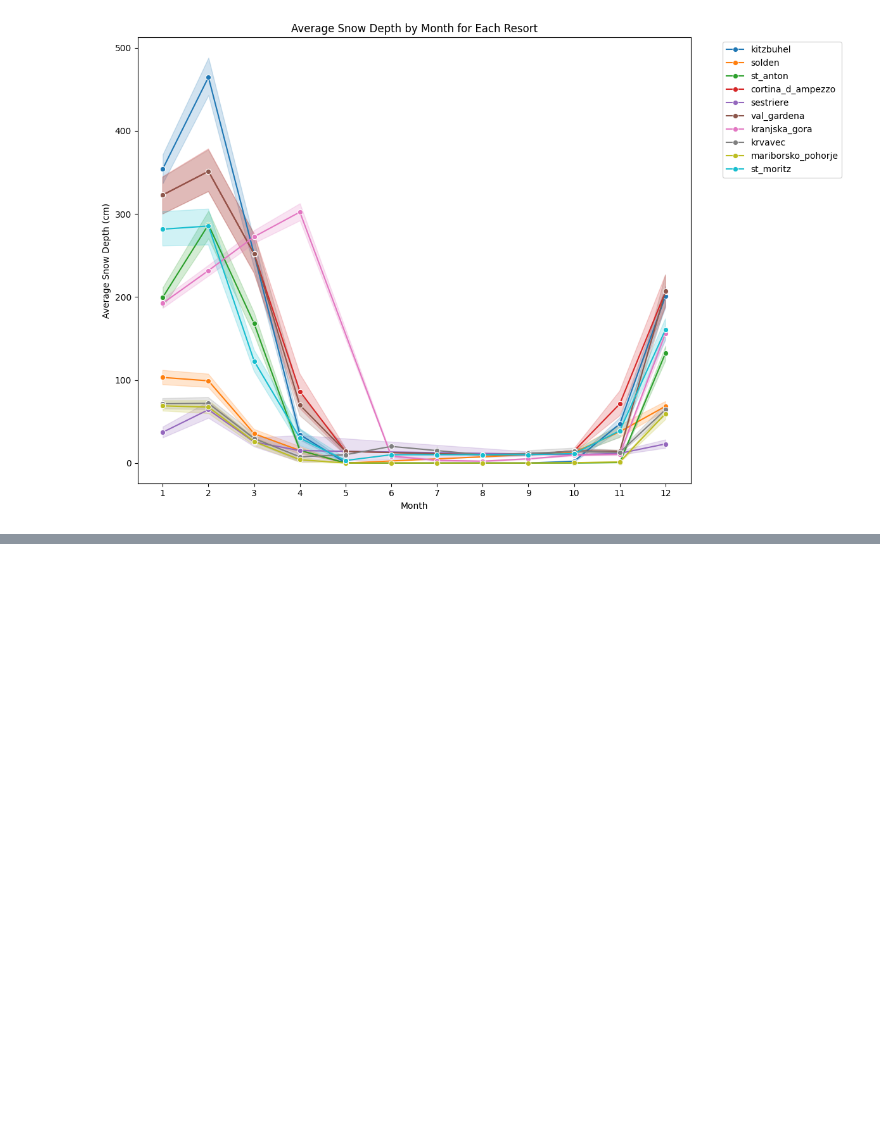
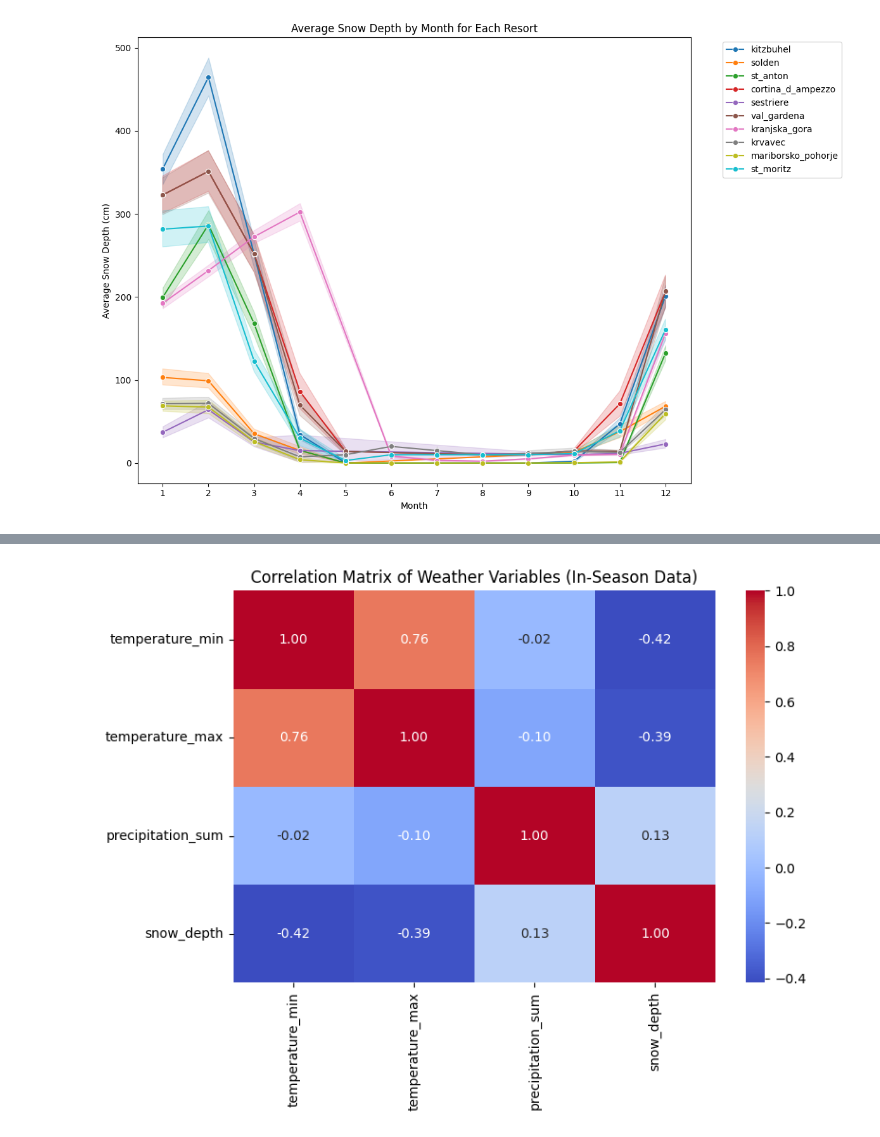
Before and after one commit to SamYatesSmith/SkiSnow, a Jupyter notebook: notebooks/exploratory_data_analysis.ipynb, the cells around one changed output, grey strips where cells are left out. Saved outputs shown, nothing was run; the diff lists cells and outputs as text; code cells hidden in the pictures; blank space fills up the shorter version.

```diff
--- a/notebooks/exploratory_data_analysis.ipynb
+++ b/notebooks/exploratory_data_analysis.ipynb
@@ -404,0 +431,22 @@ plt.show()
+# %%
+# Ensure 'is_operating_season' is of boolean type
+all_data['is_operating_season'] = all_data['is_operating_season'].astype(bool)
+
+# Filter data to include only in-season data
+in_season_data = all_data[all_data['is_operating_season'] == True]
+
+# Select relevant columns
+correlation_columns = ['temperature_min', 'temperature_max', 'precipitation_sum', 'snow_depth']
+correlation_data = in_season_data[correlation_columns].dropna()
+
+# Compute correlation matrix
+corr_matrix = correlation_data.corr()
+
+# Heatmap
+plt.figure(figsize=(8, 6))
+sns.heatmap(corr_matrix, annot=True, cmap='coolwarm', fmt=".2f")
+plt.title('Correlation Matrix of Weather Variables (In-Season Data)')
+plt.tight_layout()
+plt.show()
+# %% [output]
+[figure, added]
```
Also changed, not shown: parts of 31 cells of this notebook, 33 other files.
